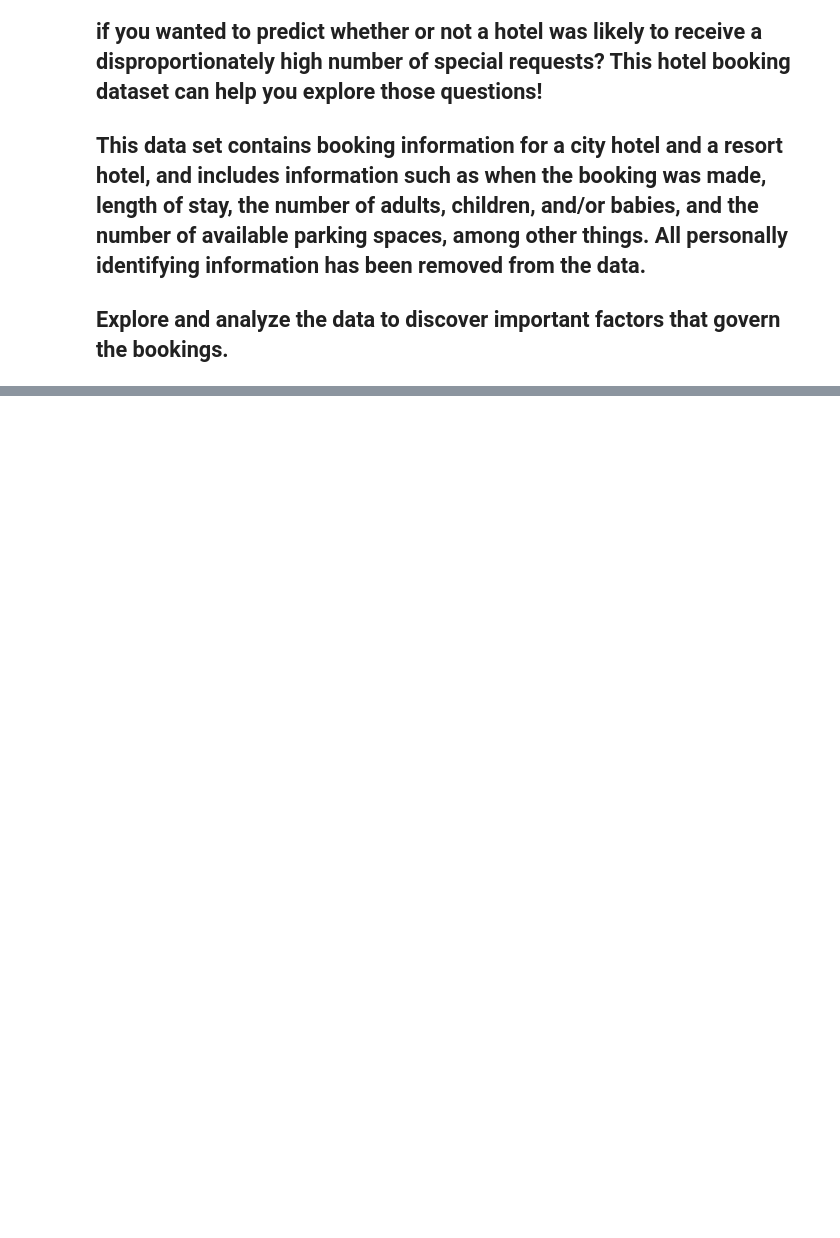
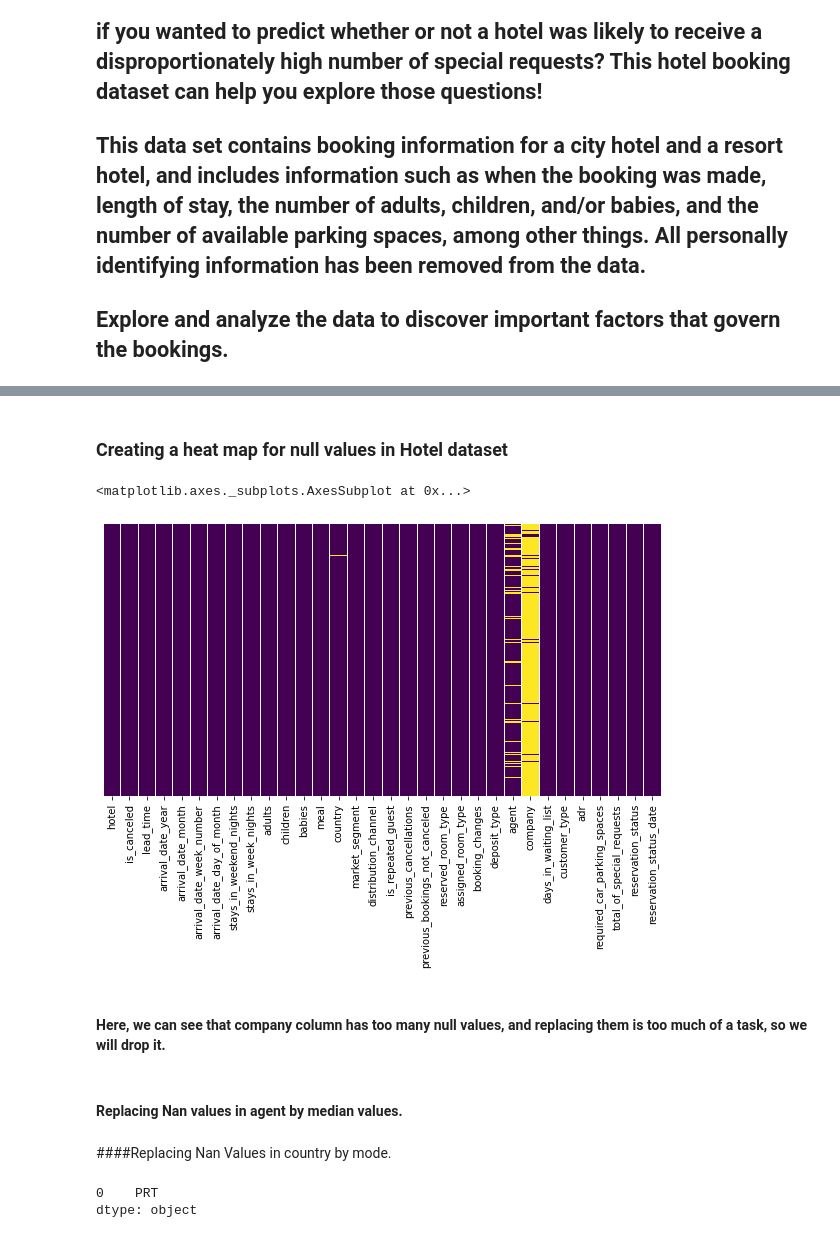
Before and after one commit to Bprs68/Hotel-Booking-Analysis, a Jupyter notebook: Hotel_Booking_Analysis_Capstone_Project.ipynb, the cells around one changed output, grey strips where cells are left out. Cells and saved outputs as stored; diff of their text form; code cells hidden in the pictures; blank space fills up the shorter version.

Commit message:
Hotel-Booking_Analysis

```diff
--- a/Hotel_Booking_Analysis_Capstone_Project.ipynb
+++ b/Hotel_Booking_Analysis_Capstone_Project.ipynb
@@ -8,0 +20,2 @@
+# %%
+plt.rcParams['figure.figsize'] = (10, 5)
@@ -8,0 +27,4 @@
+# %%
+file_path = '/content/drive/MyDrive/AlmaBetter/Modules/Python for Data Science/Capstone Project - EDA _ AMA/Hotel Bookings.csv'
+# %%
+df = pd.read_csv(file_path)
@@ -8,0 +122,9 @@
+# %% [markdown]
+### Creating a heat map for null values in Hotel dataset
+# %%
+sns.heatmap(df.isnull(),yticklabels=False,cbar=False,cmap='viridis')
+# %% [output]
+<matplotlib.axes._subplots.AxesSubplot at 0x...>
+[figure, added]
+# %% [markdown]
+#### Here, we can see that company column has too many null values, and replacing them is too much of a task, so we will drop it.
@@ -8,0 +133,2 @@
+# %% [markdown]
+#### Replacing Nan values in agent by median values.
@@ -8,0 +140,7 @@
+# %% [markdown]
+####Replacing Nan Values in country by mode.
+# %%
+print(df['country'].mode())
+# %% [output]
+0    PRT
+dtype: object
```
Also changed, not shown: parts of 25 cells of this notebook.
